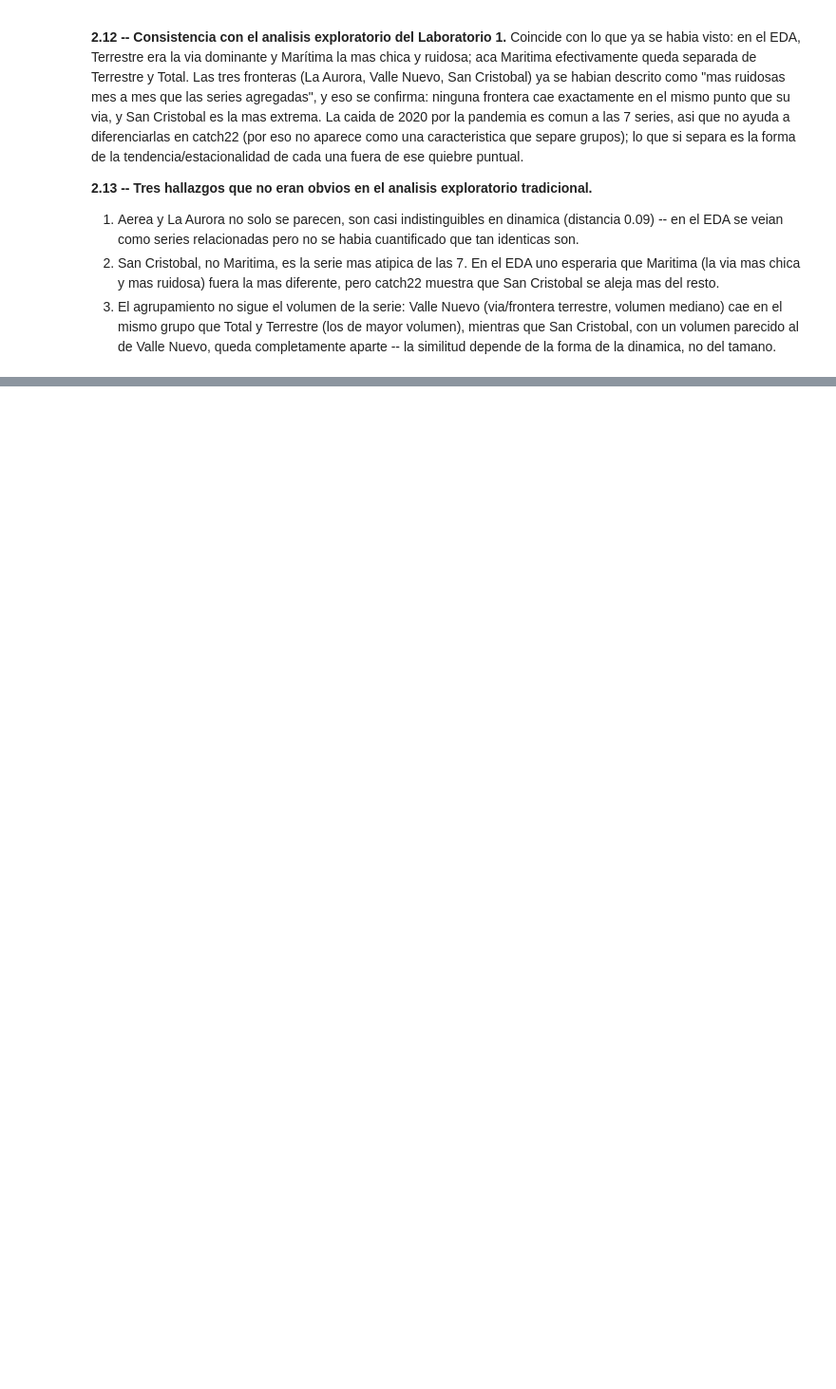
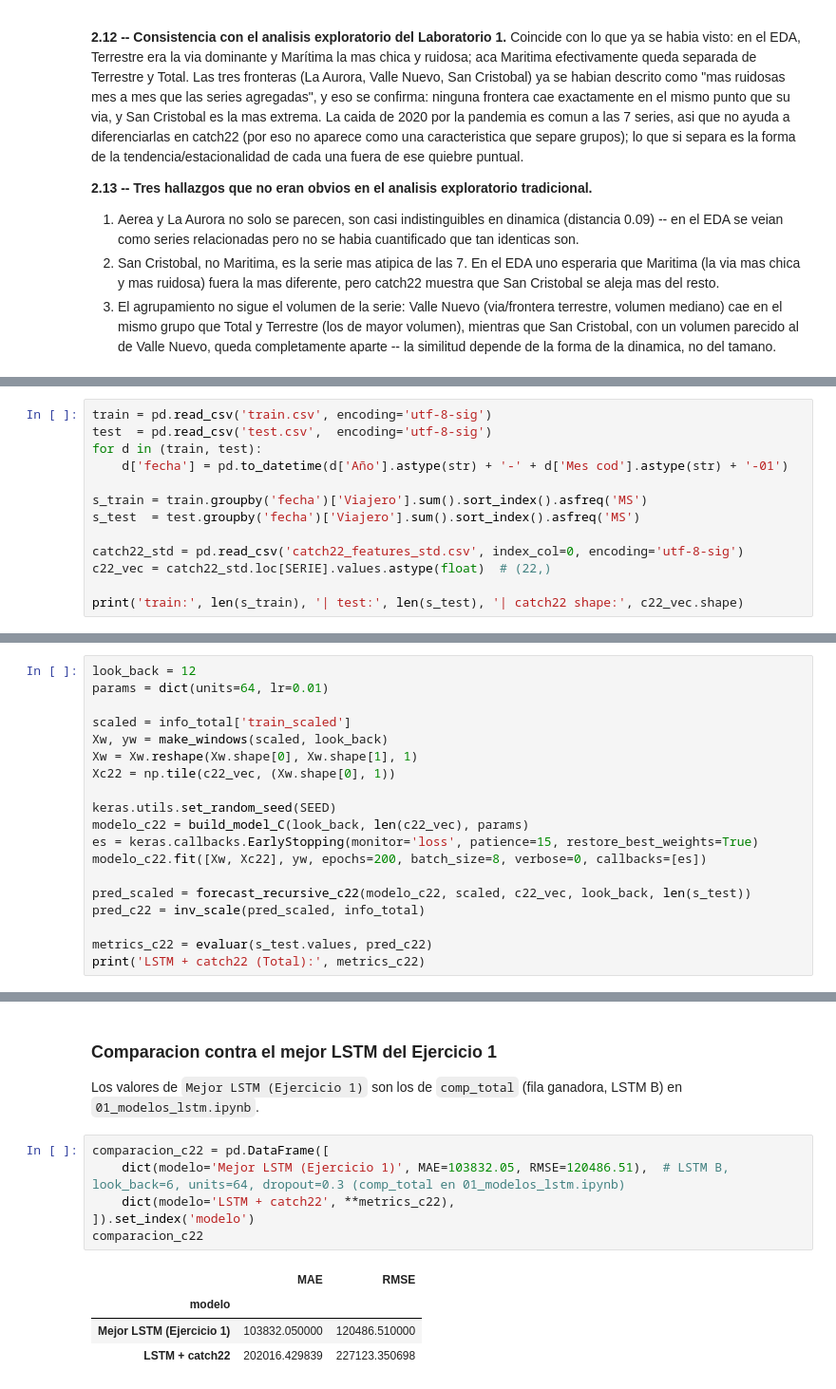
Before and after one commit to erickguerra2/LAB02-DATA, a Jupyter notebook: 02_catch22_extraccion.ipynb, the cells around one changed output, grey strips where cells are left out. Shown at 95% size. Drawn from its saved outputs; the diff is of its cells as text; blank space fills up the shorter version.

Commit message:
LSTM con catch22 como entrada extra: ejecucion y discusion (inciso 2.14)

```diff
--- a/02_catch22_extraccion.ipynb
+++ b/02_catch22_extraccion.ipynb
@@ -341,0 +363,13 @@ Name: PC2, dtype: float64
+# %%
+train = pd.read_csv('train.csv', encoding='utf-8-sig')
+test  = pd.read_csv('test.csv',  encoding='utf-8-sig')
+for d in (train, test):
+    d['fecha'] = pd.to_datetime(d['Año'].astype(str) + '-' + d['Mes cod'].astype(str) + '-01')
+
+s_train = train.groupby('fecha')['Viajero'].sum().sort_index().asfreq('MS')
+s_test  = test.groupby('fecha')['Viajero'].sum().sort_index().asfreq('MS')
+
+catch22_std = pd.read_csv('catch22_features_std.csv', index_col=0, encoding='utf-8-sig')
+c22_vec = catch22_std.loc[SERIE].values.astype(float)  # (22,)
+
+print('train:', len(s_train), '| test:', len(s_test), '| catch22 shape:', c22_vec.shape)
@@ -341,0 +436,19 @@ Name: PC2, dtype: float64
+# %%
+look_back = 12
+params = dict(units=64, lr=0.01)
+
+scaled = info_total['train_scaled']
+Xw, yw = make_windows(scaled, look_back)
+Xw = Xw.reshape(Xw.shape[0], Xw.shape[1], 1)
+Xc22 = np.tile(c22_vec, (Xw.shape[0], 1))
+
+keras.utils.set_random_seed(SEED)
+modelo_c22 = build_model_C(look_back, len(c22_vec), params)
+es = keras.callbacks.EarlyStopping(monitor='loss', patience=15, restore_best_weights=True)
+modelo_c22.fit([Xw, Xc22], yw, epochs=200, batch_size=8, verbose=0, callbacks=[es])
+
+pred_scaled = forecast_recursive_c22(modelo_c22, scaled, c22_vec, look_back, len(s_test))
+pred_c22 = inv_scale(pred_scaled, info_total)
+
+metrics_c22 = evaluar(s_test.values, pred_c22)
+print('LSTM + catch22 (Total):', metrics_c22)
@@ -341,0 +458,15 @@ Name: PC2, dtype: float64
+# %% [markdown]
+### Comparacion contra el mejor LSTM del Ejercicio 1
+
+Los valores de `Mejor LSTM (Ejercicio 1)` son los de `comp_total` (fila ganadora, LSTM B) en `01_modelos_lstm.ipynb`.
+# %%
+comparacion_c22 = pd.DataFrame([
+    dict(modelo='Mejor LSTM (Ejercicio 1)', MAE=103832.05, RMSE=120486.51),  # LSTM B, look_back=6, units=64, dropout=0.3 (comp_total en 01_modelos_lstm.ipynb)
+    dict(modelo='LSTM + catch22', **metrics_c22),
+]).set_index('modelo')
+comparacion_c22
+# %% [output]
+|  | MAE | RMSE |
+| modelo |  |  |
+| Mejor LSTM (Ejercicio 1) | 103832.050000 | 120486.510000 |
+| LSTM + catch22 | 202016.429839 | 227123.350698 |
```
Also changed, not shown: parts of 11 cells of this notebook.
